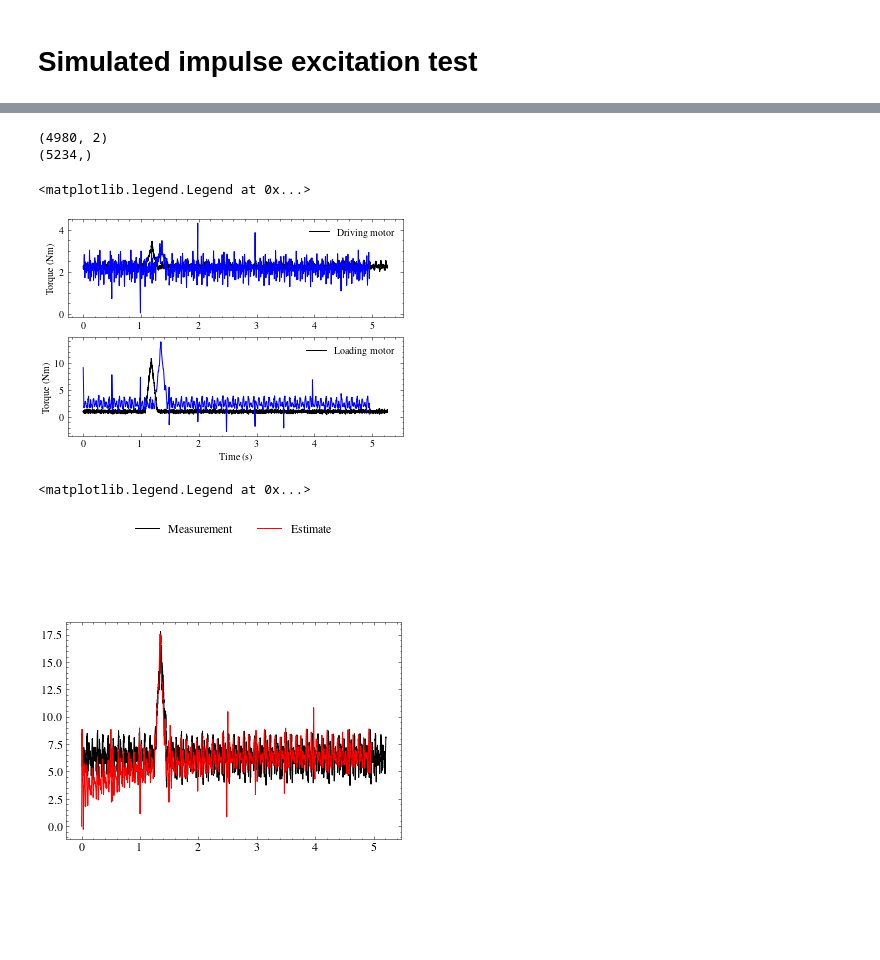
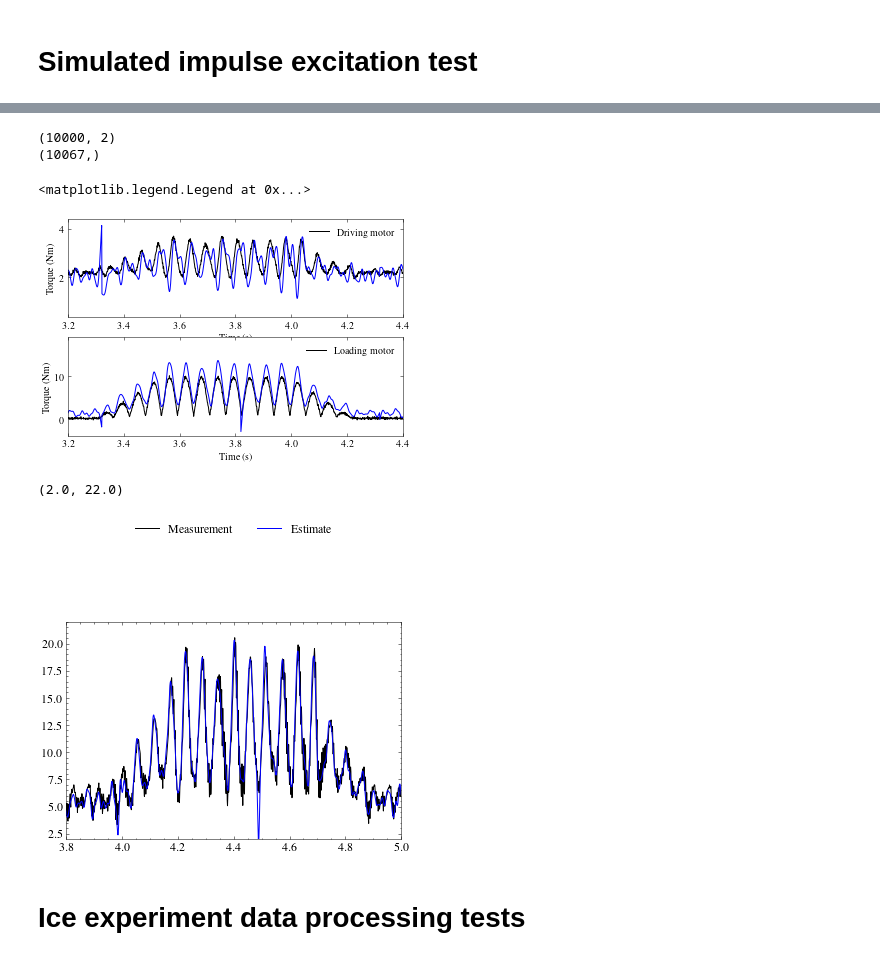
Before and after one commit to urho-h/torque_estimation_masters, a Jupyter notebook: notebooks/UH1.ipynb, the cells around one changed output, grey strips where cells are left out. Drawn from its saved outputs; the diff is of its cells as text; code cells hidden in the pictures; blank space fills up the shorter version.

```diff
--- a/notebooks/UH1.ipynb
+++ b/notebooks/UH1.ipynb
@@ -649,5 +848,5 @@ plt.show()
 # %%
-def process_estimates(n_batches, overlap, estimates, nstates=43):
+def process_estimates(n_batches, estimates, nstates=43):
     """
     Here the input and initial state estimates are processed.
     Overlapped sections are discarded and the input estimate batches are stacked one after the other.
@@ -658,30 +857,33 @@ def process_estimates(n_batches, overlap, estimates, nstates=43):
         if i == 0:
             all_motor_estimates = estimates[i][nstates::2]
             motor_est_overlap.append(all_motor_estimates)
-            motor_estimates = all_motor_estimates[:-2*overlap]
+            motor_estimates = all_motor_estimates[:-2]
             all_propeller_estimates = estimates[i][(nstates+1)::2]
             prop_est_overlap.append(all_propeller_estimates)
-            propeller_estimates = all_propeller_estimates[:-2*overlap]
+            propeller_estimates = all_propeller_estimates[:-2]
         else:
             all_motor_estimates = estimates[i][nstates::2]
             motor_est_overlap.append(all_motor_estimates)
             motor_estimates = np.concatenate(
-                (motor_estimates, all_motor_estimates[overlap:-overlap])
+                (motor_estimates, all_motor_estimates[1:-1])
             )
             all_propeller_estimates = estimates[i][(nstates+1)::2]
             prop_est_overlap.append(all_propeller_estimates)
             propeller_estimates = np.concatenate(
-                (propeller_estimates, all_propeller_estimates[overlap:-overlap])
+                (propeller_estimates, all_propeller_estimates[1:-1])
             )
 
-    return motor_estimates, propeller_estimates
+    return motor_estimates, propeller_estimates, estimates[i][:44]
 # %%
-# IMPULSE
+# ICE
 # measurement data from the encoder 1, encoder 2, torque transducer 1 and torque transducer 2
-measurements_imp = sensor_data_imp[:,1:]
-time_imp = sensor_data_imp[:measurements_imp.shape[0],0]
-lam_imp = 1
-estimates_imp = ell2_analytical(
-    ss, measurements_imp[:,:3], batch_size, 0, time_imp, lam=lam_imp, use_trend_filter=True
+lam_imp1 = 1e-2
+lam_imp2 = 10
+batch_size = 500
+estimates_imp, state_imp = ell2_analytical(
+    ss, ss2, measurements[:,:3], batch_size, 1, time, lam1=lam_imp1, lam2=lam_imp2, use_trend_filter=True
 )
+estimates_no_xreg = ell2_analytical_no_xreg(
+    ss, measurements[:,:3], batch_size, 1, time, lam1=0, lam2=lam_imp2, use_trend_filter=True
+)
 # %% [output]
@@ -689,2 +893,3 @@ Calculating estimates: [██████████] 10/10
 # %%
-motor_estimates_imp, propeller_estimates_imp = process_estimates(len(estimates_imp), 1, estimates_imp)
+motor_estimates_imp, propeller_estimates_imp, final_x = process_estimates(len(estimates_imp), estimates_imp)
+motor_estimates_no_xreg, propeller_estimates_no_xreg, final_x2 = process_estimates(len(estimates_no_xreg), estimates_no_xreg, nstates=0)
@@ -694,39 +956,52 @@ U_est_imp = np.hstack((motor_estimates_imp, propeller_estimates_imp))
 # %%
 # The testbench is simulated using the estimated input torques, with zero initial state.
 print(U_est_imp.shape)
-print(time_imp.shape)
-tout_imp, yout_imp, _ = dlsim((A, B, C_mod, D_mod, dt), U_est_imp, t=time_imp[:-234-20])
+print(time.shape)
+tout_imp, yout_imp, _ = dlsim((A, B, C, D, dt), U_est_imp, t=time[:-67])
+tout_no_xreg, yout_no_xreg, _ = dlsim((A, B, C, D, dt), U_est_no_xreg, t=time[:-67])
 # %% [output]
-(4980, 2)
-(5234,)
+(10000, 2)
+(10067,)
 # %%
+%matplotlib inline
 plt.subplot(211)
-plt.plot(motor_data_imp[:,0], motor_data_imp[:,2], label='Driving motor', color='black')
-plt.plot(time_imp[:-254], motor_estimates_imp, 'b-')
+plt.plot(motor_data[:,0], motor_data[:,2], label='Driving motor', color='black')
+#plt.plot(time[:-(67+665)], motor_estimates_no_xreg[665:], 'g-')
+plt.plot(time[:-(67+665)], motor_estimates_imp[665:], 'b-')
+plt.xlabel('Time (s)')
 plt.ylabel('Torque (Nm)')
+plt.xlim(3.2,4.4)
+plt.minorticks_off()
 plt.legend()
 
 plt.subplot(212)
-plt.plot(motor_data_imp[:,0], motor_data_imp[:,4], label='Loading motor', color='black')
-plt.plot(time_imp[:-254], propeller_estimates_imp, 'b-')
+plt.plot(motor_data[:,0], motor_data[:,4], label='Loading motor', color='black')
+#plt.plot(time[:-(67+665)], -propeller_estimates_no_xreg[665:], 'g-')
+plt.plot(time[:-(67+665)], -propeller_estimates_imp[665:], 'b-')
 plt.xlabel('Time (s)')
 plt.ylabel('Torque (Nm)')
+plt.xlim(3.2,4.4)
+plt.minorticks_off()
 plt.legend()
 
 ## Motor measurements not in sync
 # %% [output]
 <matplotlib.legend.Legend at 0x...>
-[figure, old version]
+[figure, new version]
 # %%
-plt.plot(time_imp, measurements_imp[:,-1], c='black', label="Measurement")
-plt.plot(tout_imp, yout_imp[:,-1], '-', c='r', label="Estimate")
+%matplotlib inline
+plt.plot(time, measurements[:,-1], c='black', label="Measurement")
+#plt.plot(tout_imp, yout_no_xreg[:,-1], 'gray', label="Estimate")
+plt.plot(tout_imp, yout_imp[:,-1], 'b-', label="Estimate")
 plt.yticks(fontsize=12)
 plt.xticks(fontsize=12)
 plt.legend(
     loc='upper center', bbox_to_anchor=(0.5, 1.5), ncol=2, fancybox=True, shadow=False, fontsize=12
 )
-#plt.xlim(1.,1.9)
-#plt.ylim(2,22)
+plt.xlim(3.8,5)
+plt.ylim(2,22)
 # %% [output]
-<matplotlib.legend.Legend at 0x...>
+(2.0, 22.0)
-[figure, old version]
+[figure, new version]
+# %% [markdown]
+# Ice experiment data processing tests
```
Also changed, not shown: parts of 43 cells of this notebook, 47 other files.
